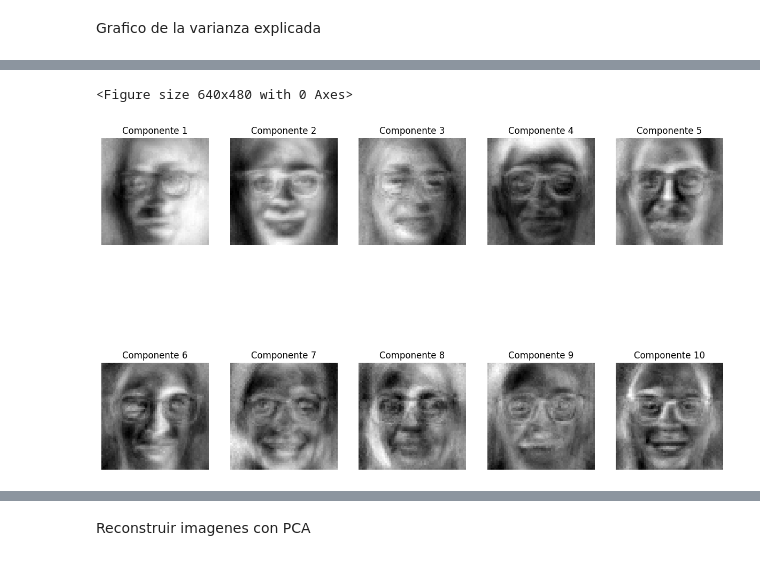
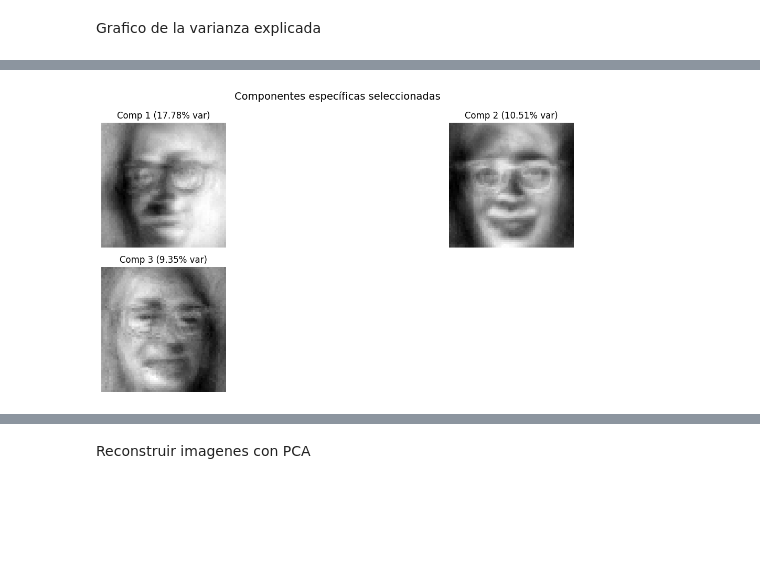
Before and after one commit to bnrey/DMA_g1_nuestras_caras, a Jupyter notebook: nuetras_caras_v2.ipynb, the cells around one changed output, grey strips where cells are left out. Drawn from its saved outputs; the diff is of its cells as text; code cells hidden in the pictures; blank space fills up the shorter version.

```diff
--- a/nuetras_caras_v2.ipynb
+++ b/nuetras_caras_v2.ipynb
@@ -284,31 +278,72 @@ Mostrar las primeras 10 componentes principales
+# %%
+def mostrar_componentes(pca, componentes_idx, img_size=(64, 64)):
+    """
+    Muestra las componentes principales específicas indicadas por el usuario.
+
+    Args:
+        pca: objeto PCA ya ajustado
+        componentes_idx: lista de índices de componentes (por ejemplo [0, 4, 10])
+        img_size: tamaño (ancho, alto) de las imágenes originales
+    """
+    n = len(componentes_idx)
+    rows = 2
+    cols = (n + 1) // rows
+
+    fig, axes = plt.subplots(rows, cols, figsize=(15, 6))
+    axes = axes.flatten()
+
+    for i, idx in enumerate(componentes_idx):
+        comp = pca.components_[idx]
+        ax = axes[i]
+        ax.imshow(comp.reshape(img_size), cmap='gray')
+        var_exp = pca.explained_variance_ratio_[idx] * 100
+        ax.set_title(f"Comp {idx + 1} ({var_exp:.2f}% var)")
+        ax.axis('off')
+
+    for ax in axes[n:]:
+        ax.axis('off')
+
+    plt.suptitle("Componentes específicas seleccionadas", fontsize=14)
+    plt.tight_layout()
+    plt.show()
+# %%
+# Mostrar las componentes
+componentes_a_mostrar = [0, 1, 2]
+mostrar_componentes(pca, componentes_a_mostrar, img_size=(64, 64))
+# %% [output]
+[figure, added]
 # %%
-# Visualizar las primeras 10 componentes principales
-
-def mostrar_componentes_principales(pca, n = 5):
+def mostrar_componentes_principales(pca, n=5, ultimas=False, img_size=(64, 64)):
     """
-    Muestra las primeras n componentes principales.
+    Muestra las primeras o últimas n componentes principales del PCA.
 
     Args:
-        pca: objeto PCA ajustado
+        pca: objeto PCA ya ajustado
         n: número de componentes a mostrar
+        ultimas: si True, muestra las últimas n en lugar de las primeras
+        img_size: tamaño para reconstruir las imágenes (ancho, alto)
     """
-    componentes = pca.components_[:n]
-    plt.suptitle(f"Primeras {n} Componentes Principales", fontsize = 12)
-    # Adjust the layout to display the plots in two rows
+    total = pca.components_.shape[0]
+    if ultimas:
+        componentes = pca.components_[-n:]
+        indices = list(range(total - n + 1, total + 1))
+        titulo = f"Últimas {n} Componentes Principales"
+    else:
+        componentes = pca.components_[:n]
+        indices = list(range(1, n + 1))
+        titulo = f"Primeras {n} Componentes Principales"
+
     rows = 2
     cols = (n + 1) // rows
-    fig, axes = plt.subplots(rows, cols, figsize=(15, 10))
-    axes = axes.flatten()  # Aplanar para facilitar el acceso
+    fig, axes = plt.subplots(rows, cols, figsize=(15, 8))
+    axes = axes.flatten()
     for i in range(n):
         ax = axes[i]
-        ax.imshow(componentes[i].reshape(64, 64), cmap='gray')
-        ax.set_title(f"Componente {i + 1}")
+        ax.imshow(componentes[i].reshape(img_size), cmap='gray')
+        ax.set_title(f"Componente {indices[i]}")
         ax.axis('off')
     for ax in axes[n:]:
-        ax.axis('off')  # Hide unused subplots
+        ax.axis('off')
+    plt.suptitle(titulo, fontsize=14)
+    plt.tight_layout()
     plt.show()
-
-mostrar_componentes_principales(pca, n = 10)
-# %% [output]
-<Figure size 640x480 with 0 Axes>
-[figure, removed]
```
Also changed, not shown: parts of 22 cells of this notebook.
